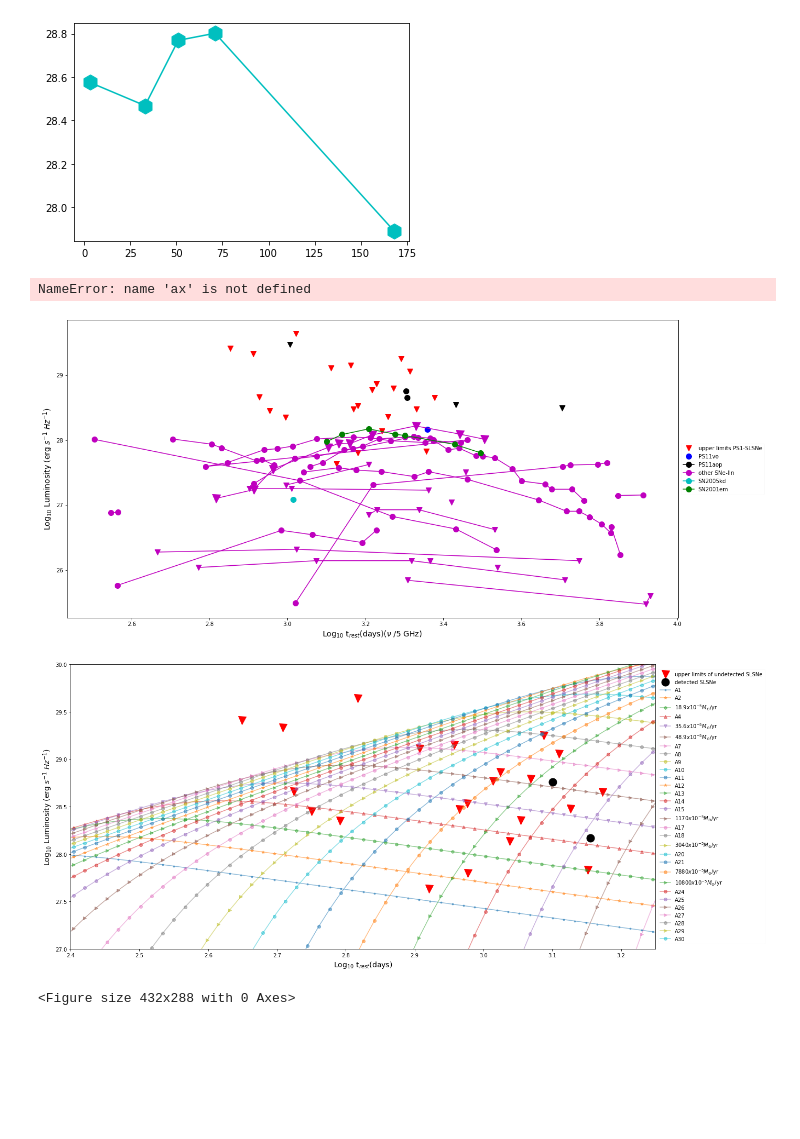
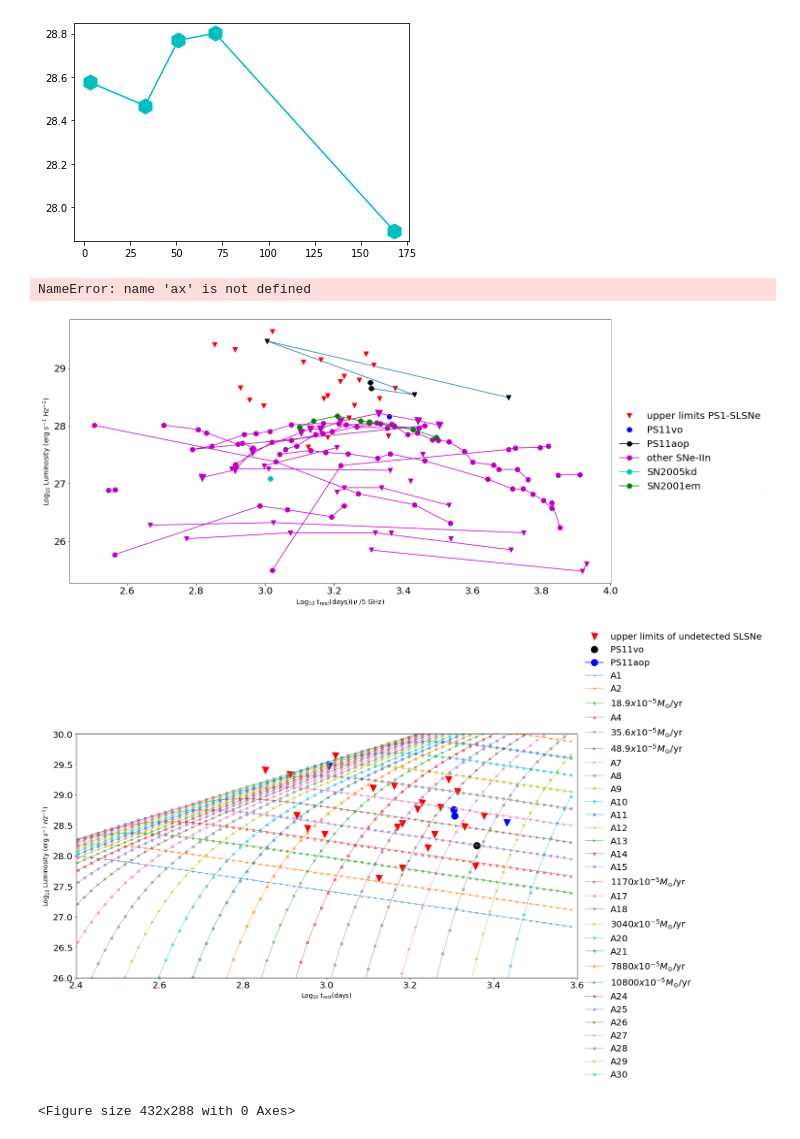
Before and after one commit to ibikadaeze/ast1501, a Jupyter notebook: SN1.ipynb, the cells around one changed output. Drawn from its saved outputs; the diff is of its cells as text; code cells hidden in the pictures; blank space fills up the shorter version.

```diff
--- a/SN1.ipynb
+++ b/SN1.ipynb
@@ -8,7 +8,7 @@ df1 = pd.read_csv('/home/ibik/Documents/sndata/snradio1.csv') #reads in the uppe
 df2 = pd.read_csv('/home/ibik/Documents/sndata/sndetec.csv') #reads in the detected Luminosity data parameters
 df3 = pd.read_csv('/home/ibik/Documents/sndata/radiomodel.csv') # reads in the radio model for testing data parameters
 df4 = pd.read_csv('/home/ibik/Documents/sndata/othersne.csv') #reads in the other SNe data parameters
-
+df5 = pd.read_csv('/home/ibik/Documents/sndata/PS11aop.csv')
 
 #excel_file = 'snradio1.xls'
 
@@ -16,6 +16,7 @@ df4 = pd.read_csv('/home/ibik/Documents/sndata/othersne.csv') #reads in the othe
 # %%
 df1.columns=['','Target', 'Obs. Date (MJD)','date of g-max', 'days', 'redshift', 'D(luminosity)', 'Flux/upper limits', 'Radioluminosity','logl','restdays','logrt','freqtime','logt']
 df2.columns=['','Target', 'Obs. Date (MJD)','date of g-max', 'days', 'redshift', 'D(luminosity)', 'Flux/upper limits', 'Radioluminosity','logl','restdays','logrt','freqtime','logt']
+df5.columns=['','Target', 'Obs. Date (MJD)','date of g-max', 'days', 'redshift', 'D(luminosity)', 'Flux/upper limits', 'Radioluminosity','logl','restdays','logrt','freqtime','logt']
 df3.columns=['Astar','Time','Luminosity','logl','logt']
 df4.columns=['SN','time','DL','Flux(Jy)','Luminosity(erg/s/Hz)','logl','logrt','freqtime','logt']
 # %%
@@ -47,7 +48,7 @@ plt.plot(3.45697301363582, 27.5051499783199,'mv', markersize=10) #label = 'SN198
 
 plt.plot(3.3654879848909, 26.1461280356782,'mv', markersize=10) #label = 'SN1989C') #
 plt.plot(3.42160392686983, 27.0413926851582,'mv', markersize=10)#label = 'SN1989R') #
-
+plt.plot(df5['logt'], df5['logl'])
 plt.plot(3.30501034665396, 28.757686928974,'ko-', markersize=10, label = 'PS11aop')
 plt.plot(3.30707174836366, 28.6537326838478,'ko-', markersize=10)#label = cband
 plt.plot(3.43201048497196, 28.5425318683993,'kv-', markersize=10)#label = xband
@@ -73,44 +74,52 @@ plt.plot(df4['logt'][41:56], df4['logl'][41:56],'mo-', markersize=10,label = 'ot
 #plt.plot(df4['logt'][57:62], df4['logl'][57:62], marker = ko- mo- b0- ro-, markersize=10,label = 'SN2009ip')
 
 # marker_color='b')
 plt.plot(df4['logt'][63:68], df4['logl'][63:68],'mo-', markersize=10) #label = 'SN1998S') # marker_color='b')
 plt.plot(df4['logt'][69:71], df4['logl'][69:71],'mo-', markersize=10) #label = 'SN1978K') # marker_color='b')
 
 
 #plt.plot(df4['time'][65:65], df4['logl'][65:65],'cp-', markersize=15, label = 'SN2005kd') # marker_color='b')
 #plt.plot(609.44,30.0856090799178,'cs-', markersize=15, label = 'SN2005kd') # marker_color='b')
 plt.plot(3.01537987669514, 27.0856090799178,'co-', markersize=10,label = 'SN2005kd') # marker_color='b')
 
 plt.plot(df4['logt'][74:79], df4['logl'][74:79],'mo-', markersize=10) #label = 'SN1986j') # marker_color='b')
 plt.plot(df4['logt'][80:113], df4['logl'][80:113],'mo-', markersize=10) #label = 'SN1988Z') # marker_color='b')
 
 #plt.plot(df4['time'][85:97], df4['logl'][85:97],'m4-', markersize=15, label = 'SN1988Z_5GHz') # marker_color='b'
 
 plt.plot(df4['logt'][115:117], df4['logl'][115:117],'mo-', markersize=10) #label = 'SN1997eg_5GHz') # marker_color='b')
 plt.plot(df4['logt'][118:125], df4['logl'][118:125],'go-', markersize=10,label = 'SN2001em') # detection
 plt.plot(df4['logt'][126:132], df4['logl'][126:132],'mo-', markersize=10) #label = 'SN2000ft_5GHz') # marker_color='b')
 plt.plot(df4['logt'][133:138], df4['logl'][133:138],'mo-', markersize=10) #label = 'SN2000ft') # marker_color='b')
 plt.plot(df4['logt'][139:145], df4['logl'][139:145],'mo-', markersize=10) #label = 'SN1996cr_5GHz') # marker_color='b')
 
 
 plt.xlabel('Log$_{10}$ t$_{rest}$(days)($\u03BD$ /5 GHz)', fontsize=14)
 plt.ylabel('Log$_{10}$ Luminosity (erg $s^{-1}$ $Hz^{-1}$)', fontsize =14)
 plt.legend(frameon=True, framealpha=0.1, loc='center left', bbox_to_anchor=(1, 0.5))
 ax.legend(loc='center left', bbox_to_anchor=(1, 0.5))
 #plt.show()
-plt.savefig('othersnelogf2.pdf')
+plt.savefig('SNelogf2.pdf')
 # %% [output]
 NameError: name 'ax' is not defined
-[figure, old version]
+[figure, new version]
 # %%
 #this code plots the first models for testing
-#plt.rcParams.update({'font.size': 20})
+plt.rcParams.update({'font.size': 20})
 
 plt.figure(figsize=(20,10))
-plt.ylim(27,30.00)
-plt.xlim(2.4, 3.25)
+plt.ylim(26,30.00)
+plt.xlim(2.4, 3.6)
 plt.plot(df1['logt'], df1['logl'],'rv', markersize=15, label = 'upper limits of undetected SLSNe') # marker_color='r')
-plt.plot(df2['logt'], df2['logl'],'ko', markersize=15, label = 'detected SLSNe') # marker_color='b')
+plt.plot(df2['logt'], df2['logl'],'ko', markersize=15, label = 'PS11vo')
+#plt.plot(df5['logt'], df5['logl'],'bo', markersize=15, label = 'PS11aop')
+plt.plot(3.30501034665396, 28.757686928974,'bo-', markersize=15, label = 'PS11aop')
+plt.plot(3.30707174836366, 28.6537326838478,'bo-', markersize=15)#label = cband
+plt.plot(3.43201048497196, 28.5425318683993,'bv-', markersize=15)#label = xband
+plt.plot(3.00604175269968, 29.474516398941,'bv-', markersize=15)#label = sband
+plt.plot(3.7050117570357, 28.4950094956466,'bv-', markersize=15)#label = kuband
+
+# marker_color='b')
 
 plt.plot(df3['logt'][0:99], df3['logl'][0:99],'.-', alpha =0.5, label = 'A1') # marker_color='b')
 plt.plot(df3['logt'][100:199], df3['logl'][100:199],'*-', alpha =0.5, label = 'A2')
@@ -151,7 +160,7 @@ plt.legend(frameon=True, framealpha=0.1, loc='center left', bbox_to_anchor=(1, 0
 #plt.show()
 plt.savefig('snradmodellog2.pdf')
 # %% [output]
-[figure, old version]
+[figure, new version]
 # %%
 plt.savefig('snr2.pdf')
 # %% [output]
```
Also changed, not shown: parts of 1 cell of this notebook, 5 other files.
